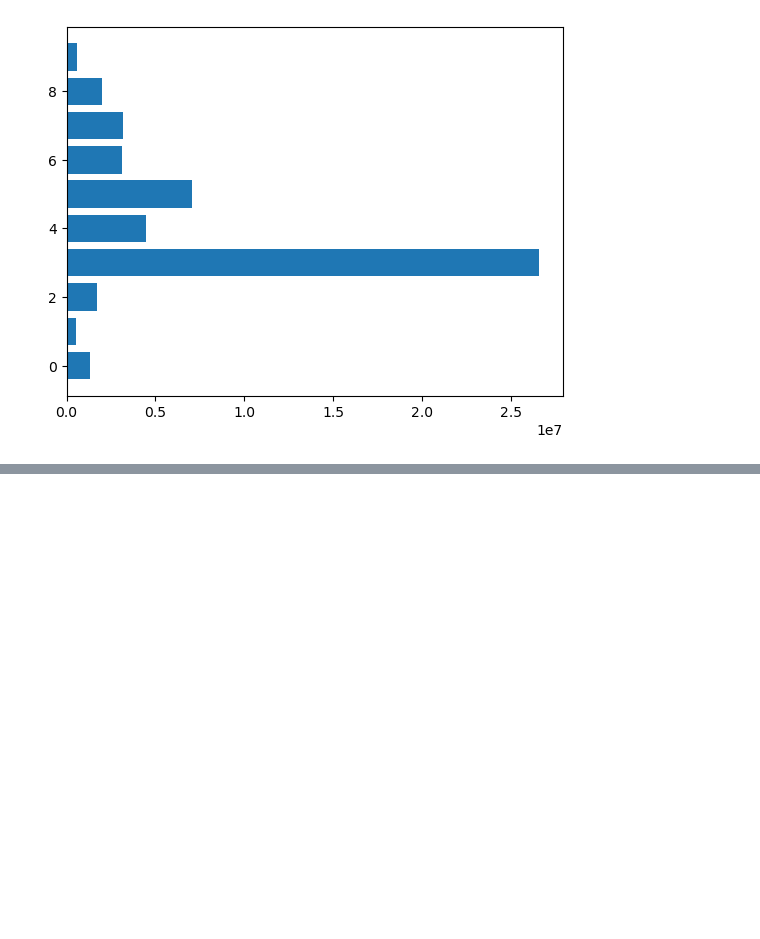
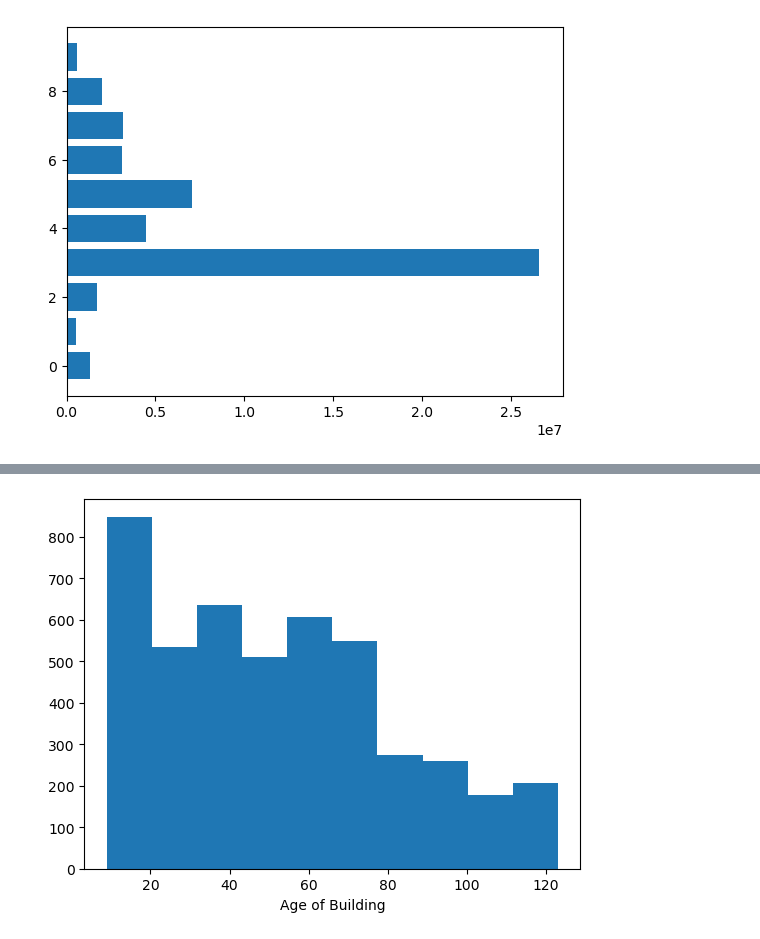
Before and after one commit to Janani-Jayavel/DataScience_Project_Works, a Jupyter notebook: House_Prediction.ipynb, the cells around one changed output, grey strips where cells are left out. Saved outputs shown, nothing was run; the diff lists cells and outputs as text; code cells hidden in the pictures; blank space fills up the shorter version.

```diff
--- a/House_Prediction.ipynb
+++ b/House_Prediction.ipynb
@@ -132,0 +148,6 @@ plt.show()
+# %%
+plt.hist(data['yr_built'])
+plt.xlabel("Age of Building")
+plt.show()
+# %% [output]
+[figure, added]
```
Also changed, not shown: parts of 14 cells of this notebook.
